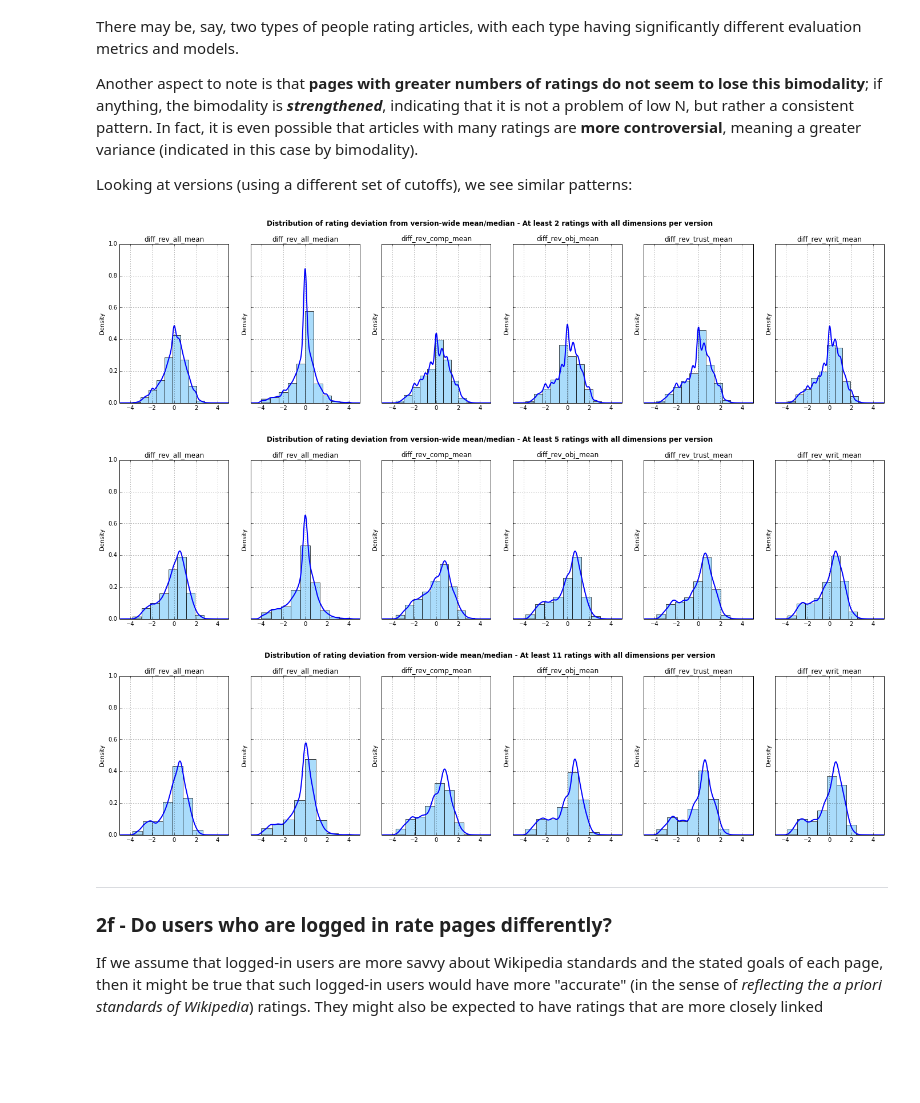
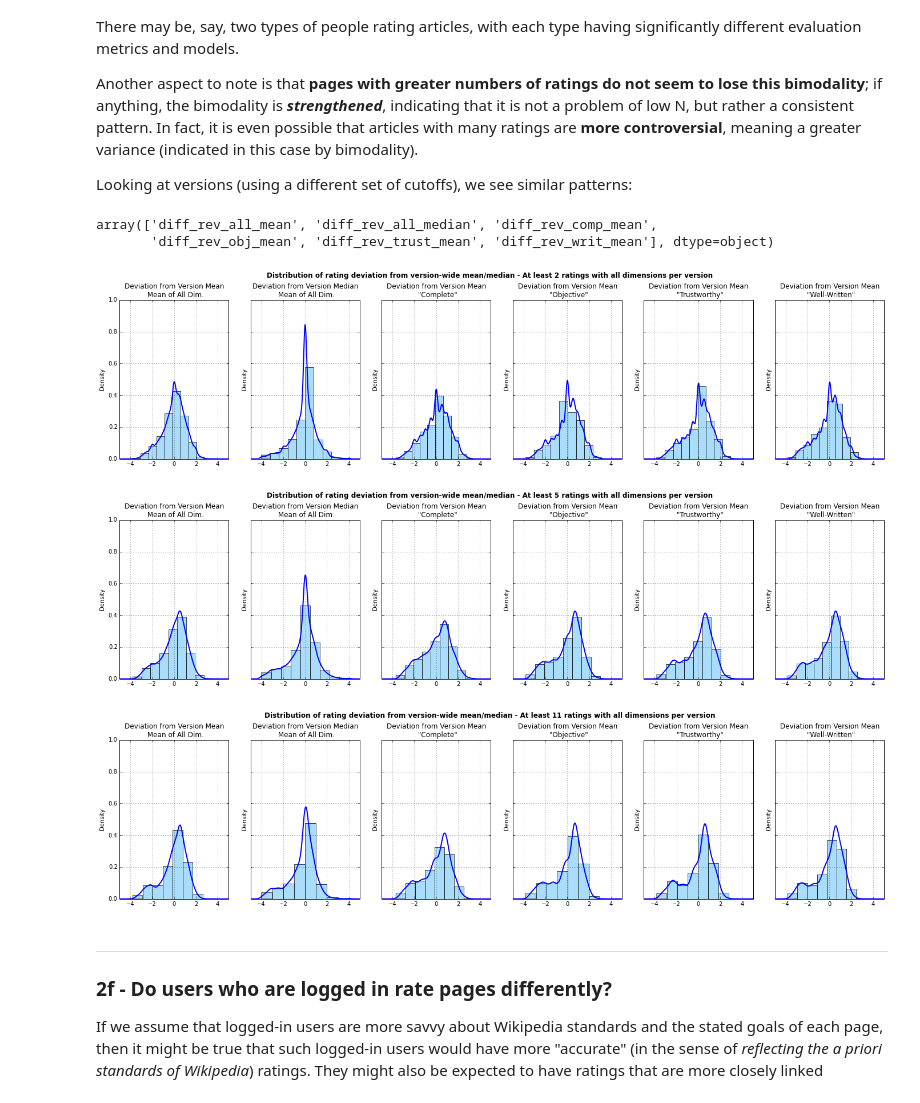
Before and after one commit to bkfunk/rating_wiki, a Jupyter notebook: Explore Ratings.ipynb, the cells around one changed output. Cells and saved outputs as stored; diff of their text form; code cells hidden in the pictures; blank space fills up the shorter version.

```diff
--- a/Explore Ratings.ipynb
+++ b/Explore Ratings.ipynb
@@ -790,32 +790,44 @@ The more meaningful factor is the _spread_, giving an indication of how consiste
 Another aspect to note is that __pages with greater numbers of ratings do not seem to lose this bimodality__; if anything, the bimodality is *__strengthened__*, indicating that it is not a problem of low N, but rather a consistent pattern. In fact, it is even possible that articles with many ratings are __more controversial__, meaning a greater variance (indicated in this case by bimodality).
 
 Looking at versions (using a different set of cutoffs), we see similar patterns:
+# %%
+cols = df.filter(like='diff_rev').columns.values
+cols.sort()
+cols
+# %% [output]
+array(['diff_rev_all_mean', 'diff_rev_all_median', 'diff_rev_comp_mean',
+       'diff_rev_obj_mean', 'diff_rev_trust_mean', 'diff_rev_writ_mean'], dtype=object)
 # %%
-cols = df.filter(like='diff_rev').columns.values
-cols.sort()
+titles = {'diff_rev_all_mean': 'Deviation from Version Mean \n Mean of All Dim.',
+          'diff_rev_all_median': 'Deviation from Version Median \n Mean of All Dim.',
+          'diff_rev_comp_mean': 'Deviation from Version Mean \n "Complete"',
+          'diff_rev_obj_mean': 'Deviation from Version Mean \n "Objective"',
+          'diff_rev_trust_mean': 'Deviation from Version Mean \n "Trustworthy"',
+          'diff_rev_writ_mean': 'Deviation from Version Mean \n "Well-Written"'}
 
 for cutoff in [2, 5, 11]:
     d = df.loc[(df.rating_all_mean.notnull()) & (df.rev_all_rate_count >= cutoff), cols]
     fig, axes = plt.subplots(nrows=1, ncols=len(cols), figsize=(4*len(cols), 5), sharey=True)
 
     for i, var in enumerate(cols):
         d[var].dropna().hist(ax=axes[i],
                                 normed=True,
                                 bins=math.log(d[var].count()),
                                 color='lightskyblue',
                                 alpha=0.7)
         d[var].dropna().plot(ax=axes[i],
                                 kind='kde',
                                 linewidth=2,
                                 xlim=(-5,5),
                                 ylim=(0,1),
-                                title=var)
-    fig.suptitle("Distribution of rating deviation from version-wide mean/median - At least %d ratings with all dimensions per version" % cutoff,
-                 size='large', weight='bold', va='bottom')
+                                title=titles[var])
+    fig.suptitle("Distribution of rating deviation from version-wide mean/median - "
+                 "At least %d ratings with all dimensions per version" % cutoff,
+                 size='large', weight='bold', va='bottom', y=1)
 # %% [output]
-[figure, old version]
+[figure, new version]
-[figure, old version]
+[figure, new version]
-[figure, old version]
+[figure, new version]
 # %% [markdown]
 ----
 ### 2f - Do users who are logged in rate pages differently?
```
Also changed, not shown: 1 other file.
